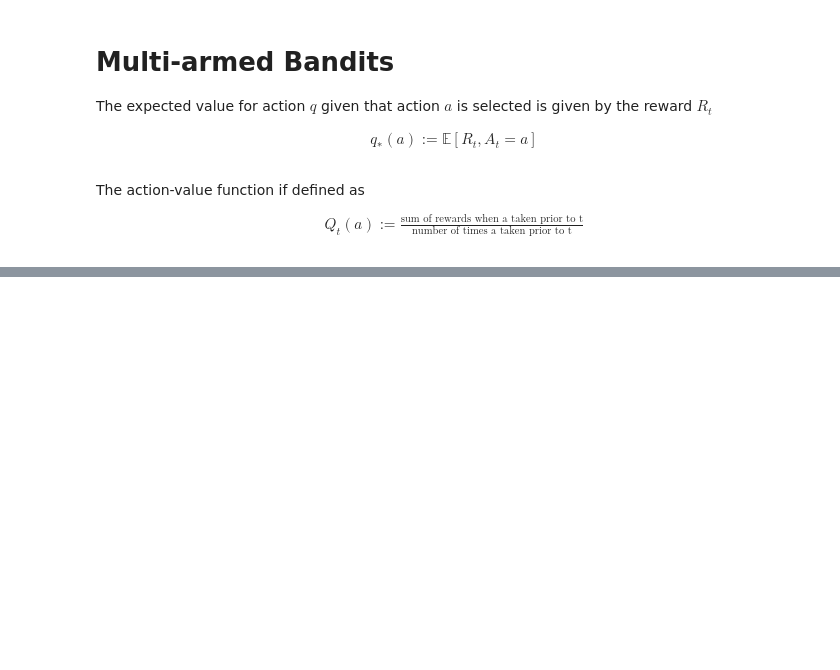
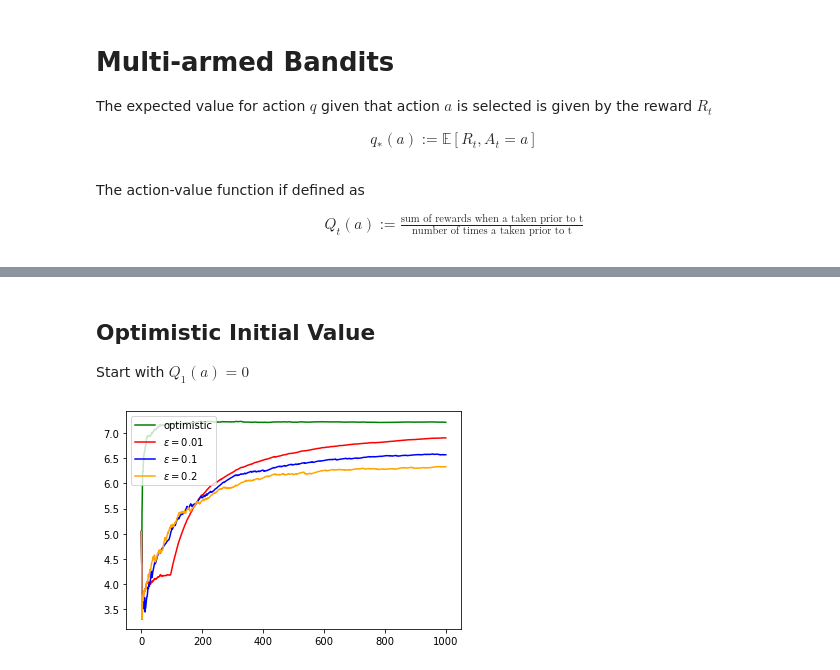
Before and after one commit to lochbrunner/reinforcement_learning, a Jupyter notebook: chapter_2/multiarmed_bandits.ipynb, the cells around one changed output, grey strips where cells are left out. Saved outputs shown, nothing was run; the diff lists cells and outputs as text; code cells hidden in the pictures; blank space fills up the shorter version.

Commit message:
Optimisitic initial value and UCB

```diff
--- a/chapter_2/multiarmed_bandits.ipynb
+++ b/chapter_2/multiarmed_bandits.ipynb
@@ -135,0 +159,36 @@ plt.show()
+# %% [markdown]
+## Optimistic Initial Value
+
+Start with $Q_1(a) = 0$
+# %%
+class OptimisticBanditActor(BanditActor):
+    @property
+    def returns(self):
+        return (self._rewards + 5) / (self._counts + 1)
+# %%
+import matplotlib.pyplot as plt
+
+K = 10
+multi_armed_bandit = MultiArmedBandit(K)
+
+actors = {'green': OptimisticBanditActor(K, multi_armed_bandit, 0.0, name='optimistic'),
+          'red': BanditActor(K, multi_armed_bandit, 0.01),
+          'blue': BanditActor(K, multi_armed_bandit, 0.1),
+          'orange': BanditActor(K, multi_armed_bandit, 0.2)}
+STEPS = 1000
+x = range(STEPS)
+
+for color, actor in actors.items():
+    multi_armed_bandit.reset()
+
+    y = []
+    for _ in x:
+        actor()
+        y.append(actor.mean_reward)
+
+    plt.plot(x, y, color=color, label=actor.name)
+
+plt.legend(loc='upper left')
+plt.show()
+# %% [output]
+[figure, added]
```
Also changed, not shown: parts of 10 cells of this notebook, 1 other file.
